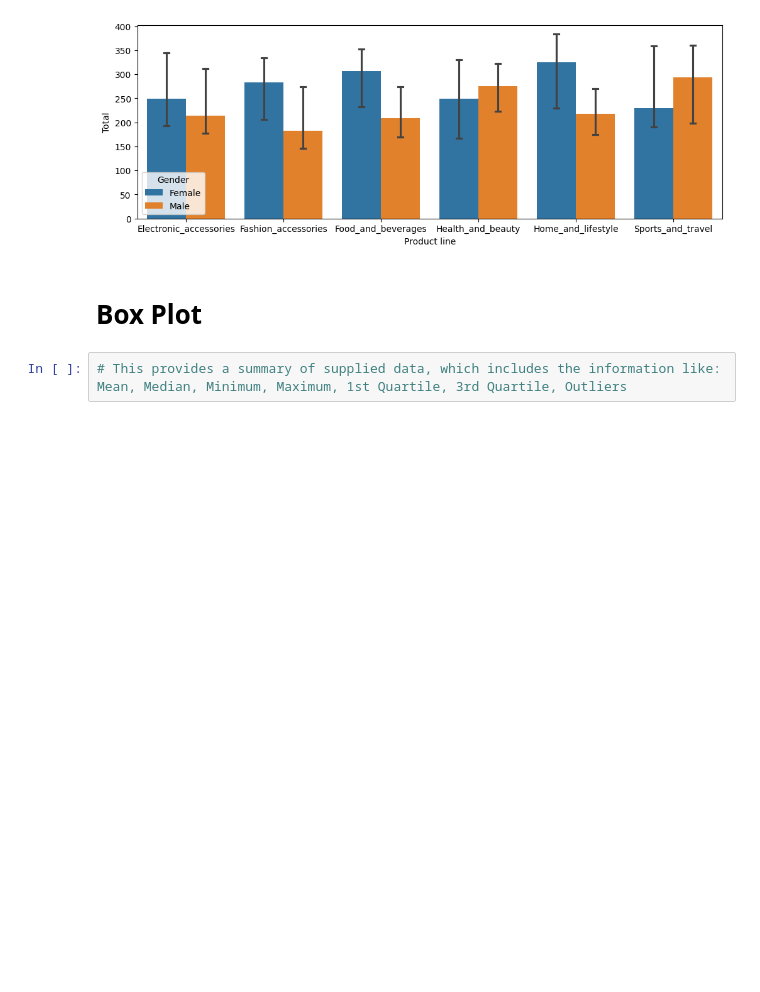
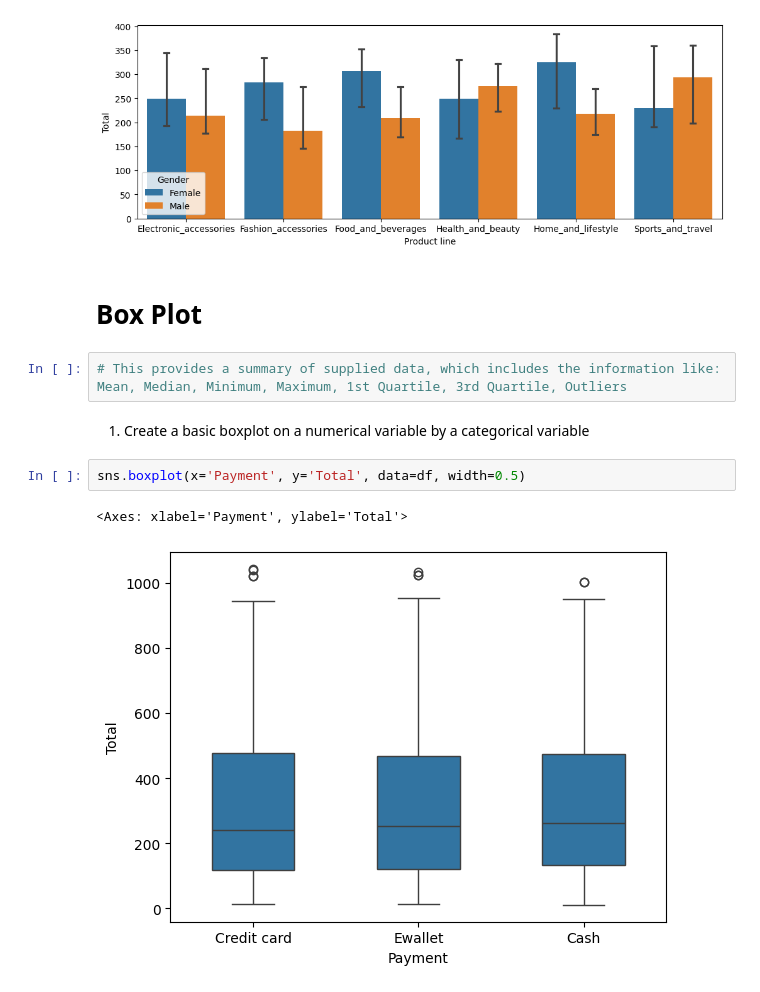
Before and after one commit to kunal-paul04/pandas_projects, a Jupyter notebook: Supermarket_sales_analysis/sales_analysis_seaborn.ipynb, the cells around one changed output. Drawn from its saved outputs; the diff is of its cells as text; blank space fills up the shorter version.

Commit message:
category plots complete

```diff
--- a/Supermarket_sales_analysis/sales_analysis_seaborn.ipynb
+++ b/Supermarket_sales_analysis/sales_analysis_seaborn.ipynb
@@ -235,3 +235,10 @@ sns.barplot(x='Product line', y='Total', hue='Gender', data=df, order=sorted_cat
 # Box Plot
 # %%
 # This provides a summary of supplied data, which includes the information like: Mean, Median, Minimum, Maximum, 1st Quartile, 3rd Quartile, Outliers
+# %% [markdown]
+1. Create a basic boxplot on a numerical variable by a categorical variable
+# %%
+sns.boxplot(x='Payment', y='Total', data=df, width=0.5)
+# %% [output]
+<Axes: xlabel='Payment', ylabel='Total'>
+[figure, added]
```
Also changed, not shown: parts of 32 cells of this notebook.
